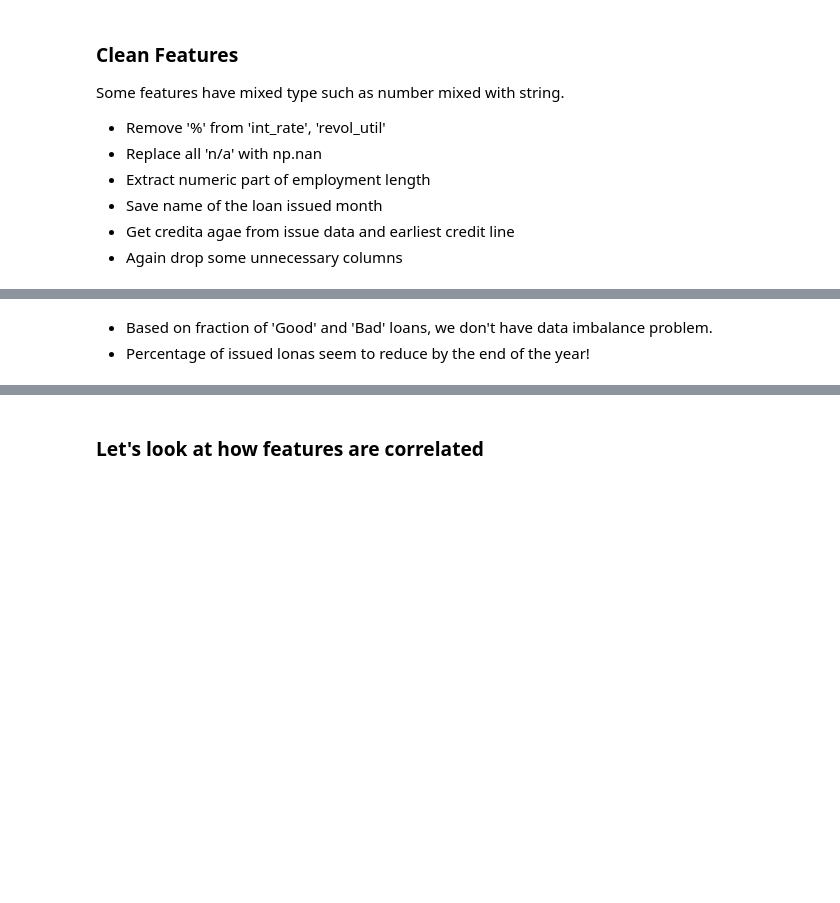
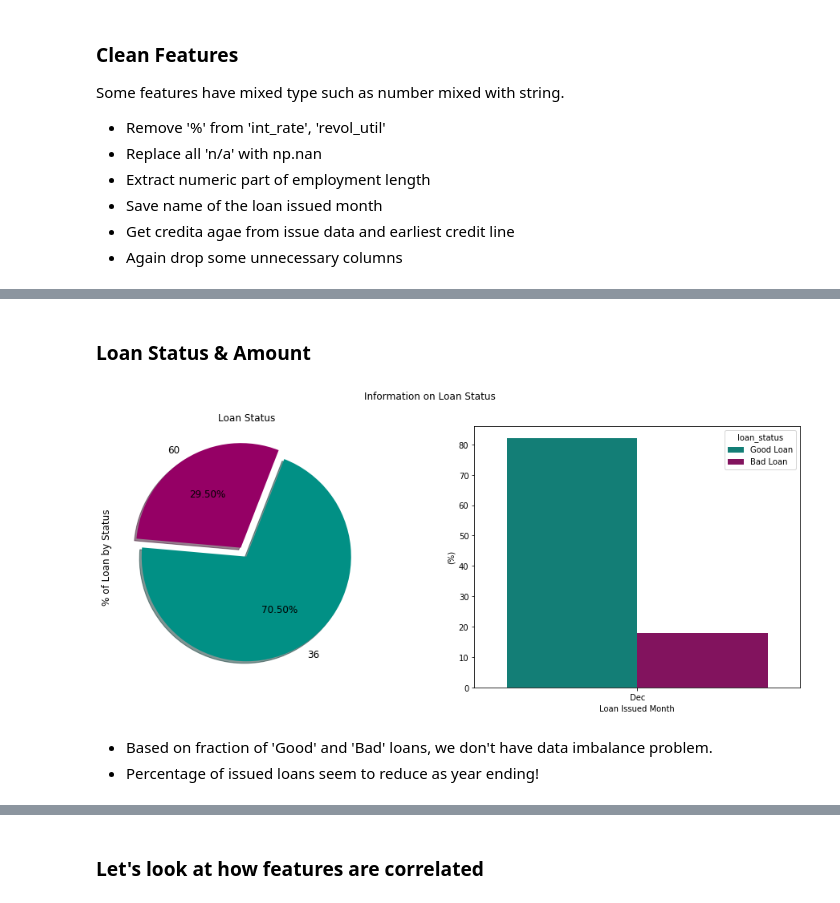
Before and after one commit to truzmeto/LoanStatusPrediction, a Jupyter notebook: kernel.ipynb, the cells around one changed output, grey strips where cells are left out. Saved outputs shown, nothing was run; the diff lists cells and outputs as text; code cells hidden in the pictures; blank space fills up the shorter version.

```diff
--- a/kernel.ipynb
+++ b/kernel.ipynb
@@ -102,40 +129,5 @@ Some features have mixed type such as number mixed with string.
 * Save name of the loan issued month
 * Get credita agae from issue data and earliest credit line
 * Again drop some unnecessary columns
-# %%
-def CleanData(df):
-    """
-    Function to performe data cleaning with pandas
-    """
-
-    #rm '%' and convert to float
-    df.int_rate = pd.Series(df.int_rate).str.replace('%', '').astype(float)
-    df.revol_util = pd.Series(df.revol_util).str.replace('%', '').astype(float)
-
-    df.replace('n/a', np.nan,inplace = True)
-    df.emp_length.fillna(value = 0,inplace = True)
-
-    df['emp_length'].replace(to_replace = '[^0-9]+', value='',
-                             inplace = True, regex = True)
-    df['emp_length'] = df['emp_length'].astype(int)
-
-    issue_month = df.issue_d.str.replace('-2015', '')
-    df['issue_month'] = pd.Series( issue_month, index=df.index)
-
-    df.term = pd.Series(df.term).str.replace('months', '').astype(int)
-
-    df.earliest_cr_line = pd.to_datetime(df.earliest_cr_line)
-    df.issue_d = pd.to_datetime(df.issue_d)
-
-    cred_age = df.issue_d - df.earliest_cr_line
-    df['cred_age'] = pd.Series( cred_age, index=df.index)
-
-    tmp = np.rint(df['cred_age'].map(lambda x: x.days/365))
-    df['cred_age'] = pd.Series( tmp, index=df.index)
-
-    df.drop(columns="issue_d",inplace=True)
-    df.drop(columns="earliest_cr_line",inplace=True)
-
-    return df
 # %%
 df = CleanData(df)
@@ -175,3 +151,9 @@ ax[1].set(xlabel="Loan Issued Month")
+# %% [markdown]
+### Loan Status & Amount
+# %%
+plotLoanStat1(df,colors = ColorList([11,12]))
+# %% [output]
+[figure, added]
 # %% [markdown]
 * Based on fraction of 'Good' and 'Bad' loans, we don't have data imbalance problem.
-* Percentage of issued lonas seem to reduce by the end of the year!
+* Percentage of issued loans seem to reduce as year ending!
```
Also changed, not shown: parts of 30 cells of this notebook, 10 other files.
